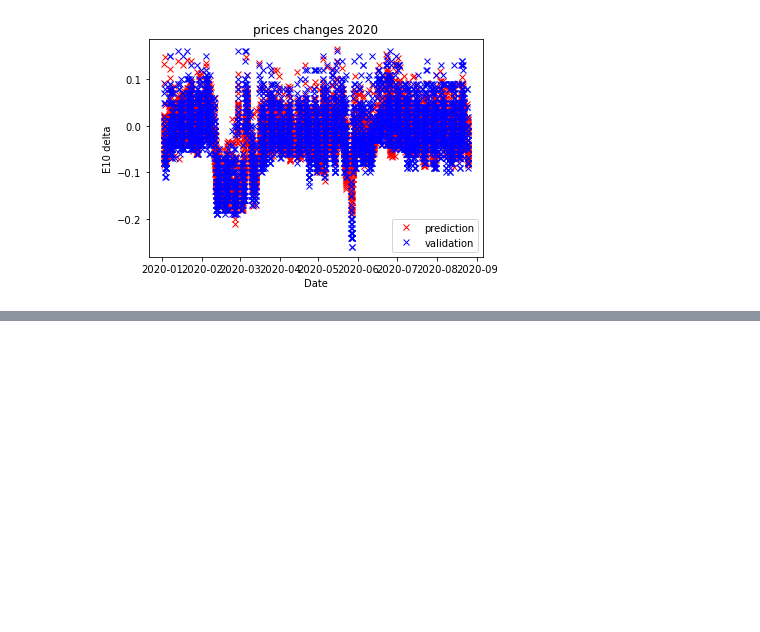
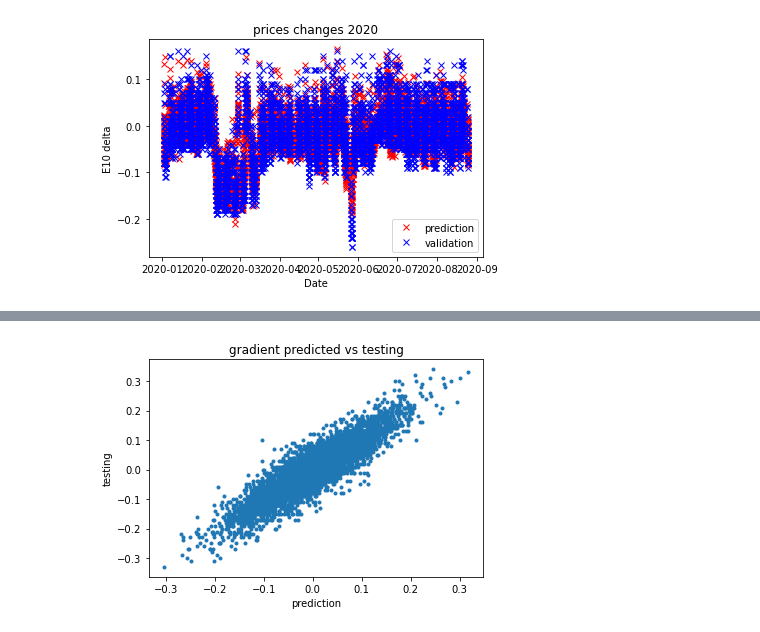
Before and after one commit to ilka1011/fuelPrices, a Jupyter notebook: analyzeNet.ipynb, the cells around one changed output, grey strips where cells are left out. Cells and saved outputs as stored; diff of their text form; code cells hidden in the pictures; blank space fills up the shorter version.

```diff
--- a/analyzeNet.ipynb
+++ b/analyzeNet.ipynb
@@ -62,12 +62,14 @@ plt.show()
 # %%
 y_test_grad = np.zeros(len(y_test))
 y_pred_grad = np.zeros(len(y_test))
 for i in range(len(y_test)):
     y_test_grad[i] = y_test[i] - y_test[i-1]
     y_pred_grad[i] = y_pred[i] - y_pred[i-1]
 
-plt.plot(y_pred_grad, y_test_grad, linestyle='None', marker='x')
+plt.plot(y_pred_grad, y_test_grad, linestyle='None', marker='.')
 plt.title("gradient predicted vs testing")
 plt.xlabel("prediction")
 plt.ylabel("testing")
 plt.show()
+# %% [output]
+[figure, added]
```
Also changed, not shown: parts of 1 cell of this notebook.
